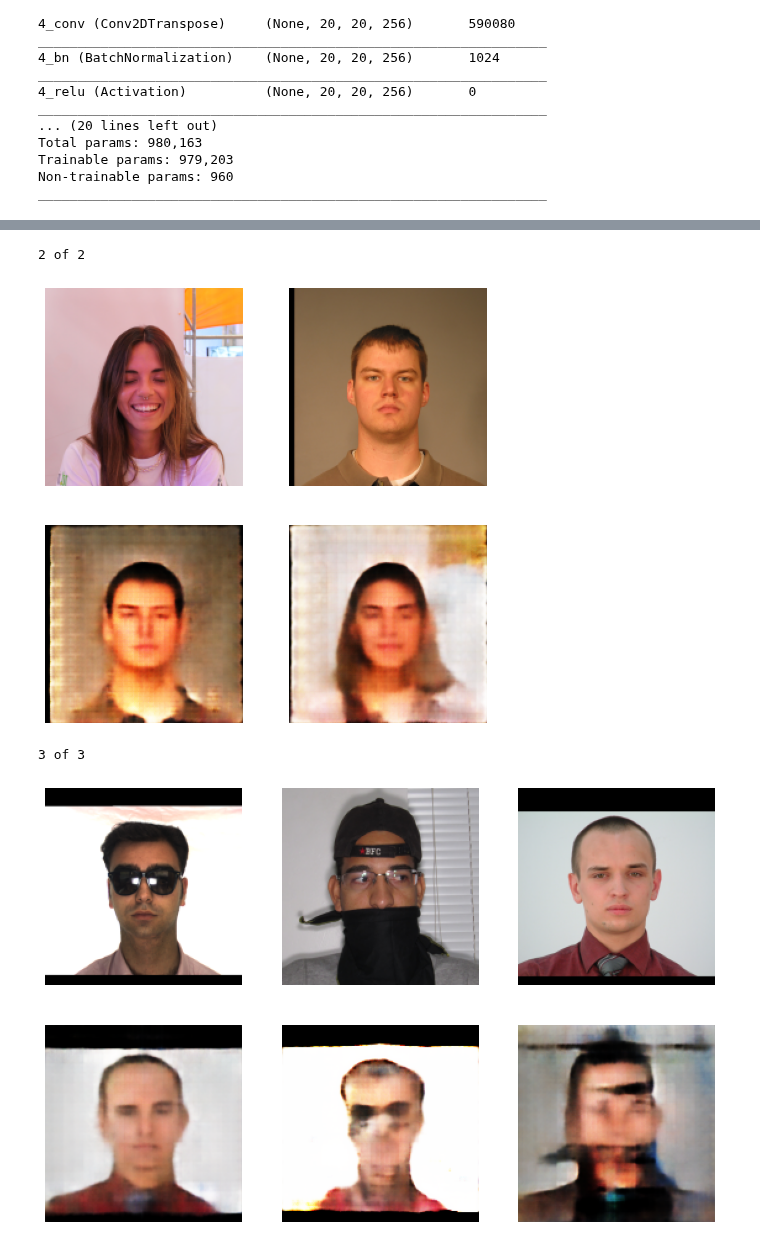
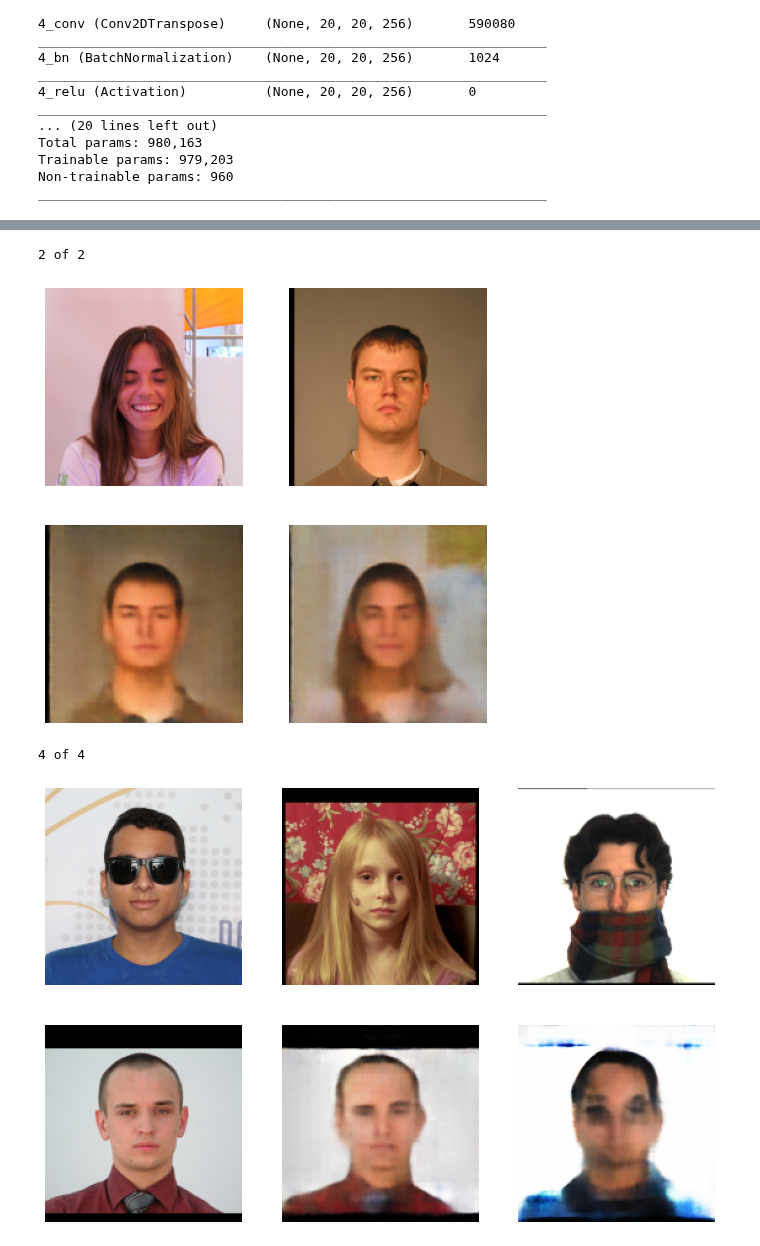
Before and after one commit to arnaldog12/icaonet, a Jupyter notebook: notebooks/Embeddings Analysis.ipynb, the cells around one changed output, grey strips where cells are left out. Cells and saved outputs as stored; diff of their text form; code cells hidden in the pictures.

Commit message:
fix: embeddings arithmetics

```diff
--- a/notebooks/Embeddings Analysis.ipynb
+++ b/notebooks/Embeddings Analysis.ipynb
@@ -144,16 +144,17 @@ _________________________________________________________________
 def embeddings_aritmetic_2(im_1, im_2, encoder, decoder):
     emb_1 = encoder.predict(np.expand_dims(im_1 / 255, axis=0))
     emb_2 = encoder.predict(np.expand_dims(im_2 / 255, axis=0))
-    emb_res = emb_1 + emb_2
+    emb_res = (emb_1 + emb_2) / 2
 
     return decoder.predict(emb_res).squeeze() * 255
 
 
-def embeddings_aritmetic_3(im_1, im_2, im_3, encoder, decoder):
+def embeddings_aritmetic_4(im_1, im_2, im_3, im_4, encoder, decoder):
     emb_1 = encoder.predict(np.expand_dims(im_1 / 255, axis=0))
     emb_2 = encoder.predict(np.expand_dims(im_2 / 255, axis=0))
     emb_3 = encoder.predict(np.expand_dims(im_3 / 255, axis=0))
-    emb_res = emb_1 - emb_2 + emb_3
+    emb_4 = encoder.predict(np.expand_dims(im_4 / 255, axis=0))
+    emb_res = (emb_1 - emb_2 + emb_3 + emb_4) / 2
 
     return decoder.predict(emb_res).squeeze() * 255
 
@@ -198,23 +199,23 @@ im_dec = embeddings_aritmetic_2(img_1, img_2, model_encoder, model_decoder)
 plot_images([img_1, img_2, im_ori, im_dec], figsize=(8, 8))
 # %% [output]
 2 of 2
-[figure, old version]
+[figure, new version]
 # %%
-file_1 = "../data/cropped_faces/images/AR_FDB_m-008-21.png" # oculos + bgd
-file_2 = "../data/cropped_faces/images/VSOFT_001.png" # bgd + veu
-file_3 = "../data/cropped_faces/images/PUT_00372015.JPG" # full compliant
+file_1 = "../data/cropped_faces/images/visio_icao_expotec_646.png" # oculos + bgd
+file_2 = "../data/cropped_faces/images/afwDB_12.png" # bgd
+file_3 = "../data/cropped_faces/images/AR_FDB_m-006-11.png" # veil
+file_4 = "../data/cropped_faces/images/PUT_00372015.JPG" # full compliant
 
-img_1, img_2, img_3 = load.images_from_list_files(
-    [file_1, file_2, file_3],
+img_1, img_2, img_3, img_4 = load.images_from_list_files(
+    [file_1, file_2, file_3, file_4],
     output_size=(160, 160),
     interpolation=cv2.INTER_AREA
 )
 
-im_ori = embeddings_aritmetic_3(img_3, img_3, img_3, model_encoder, model_decoder)
-im_dec_1 = embeddings_aritmetic_3(img_1, img_2, img_3, model_encoder, model_decoder)
-im_dec_2 = embeddings_aritmetic_3(img_2, img_1, img_3, model_encoder, model_decoder)
+im_ori = embeddings_aritmetic_4(img_4, img_4, img_4, img_4, model_encoder, model_decoder)
+im_dec_1 = embeddings_aritmetic_4(img_1, img_2, img_3, img_4, model_encoder, model_decoder)
 
-plot_images([img_1, img_2, img_3, im_ori, im_dec_1, im_dec_2])
+plot_images([img_1, img_2, img_3, img_4, im_ori, im_dec_1])
 # %% [output]
-3 of 3
+4 of 4
-[figure, old version]
+[figure, new version]
```
Also changed, not shown: parts of 2 cells of this notebook.
